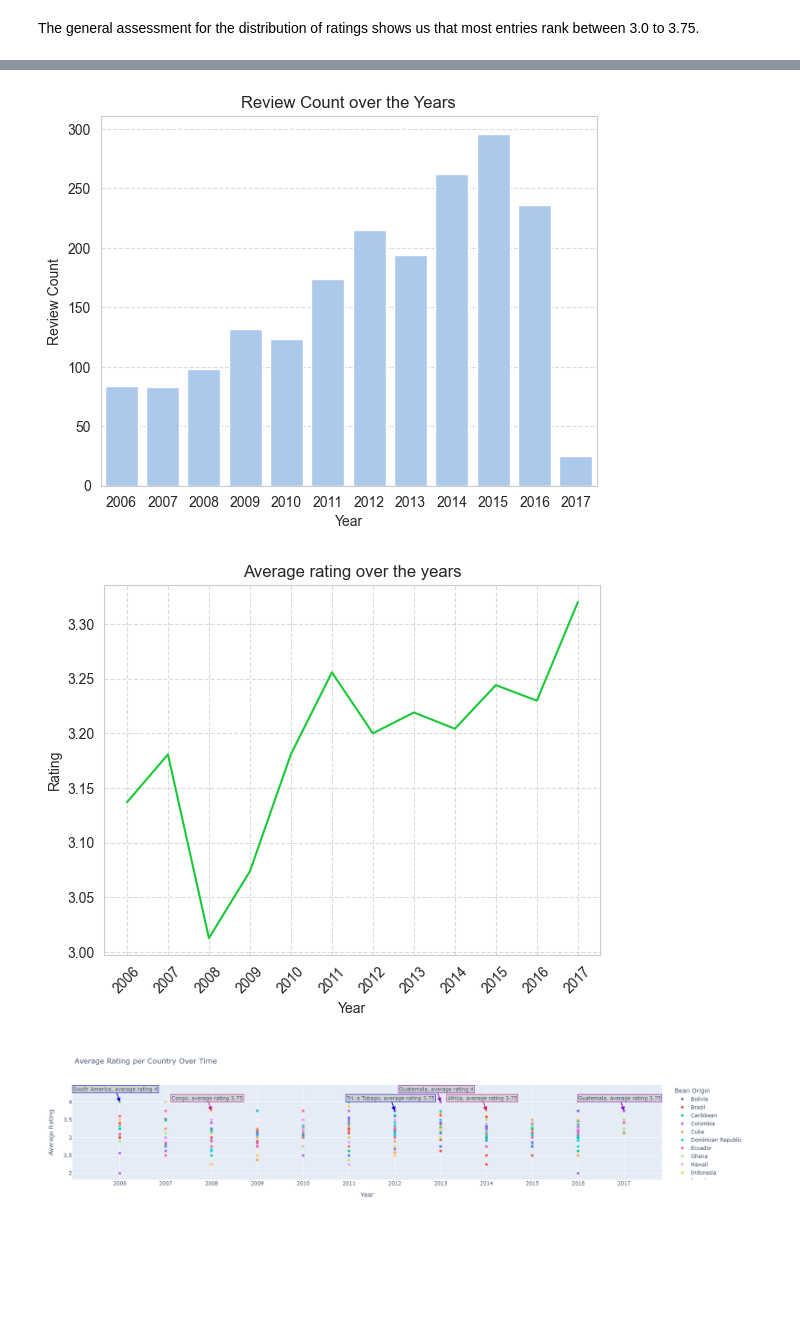
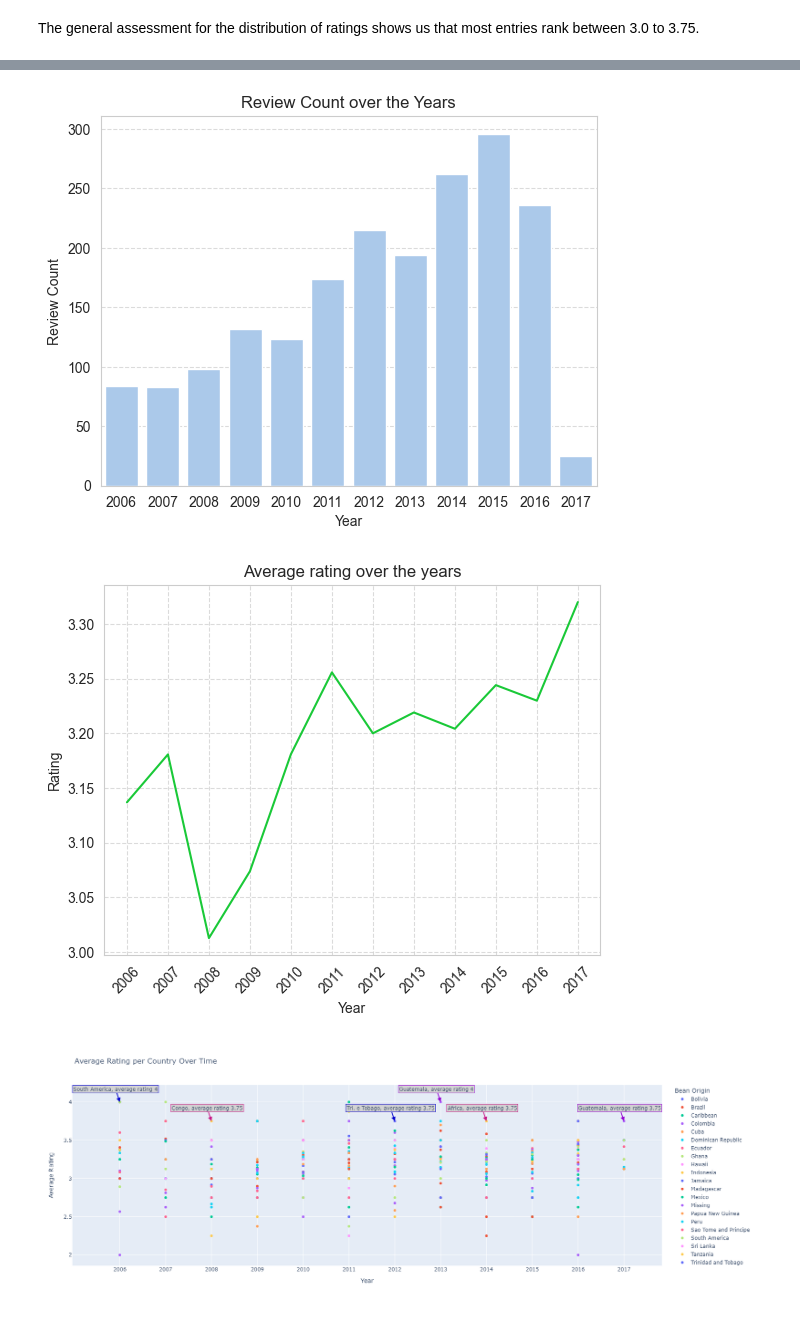
Before and after one commit to Dancostafc/portfolio, a Jupyter notebook: projects/Chocolate Bar Ratings.ipynb, the cells around one changed output, grey strips where cells are left out. Drawn from its saved outputs; the diff is of its cells as text; code cells hidden in the pictures; blank space fills up the shorter version.

```diff
--- a/projects/Chocolate Bar Ratings.ipynb
+++ b/projects/Chocolate Bar Ratings.ipynb
@@ -99,11 +99,12 @@ ds.drop_duplicates(inplace=True)
 
 # Creating a new group of continents based on company location
 
-for i, x in enumerate(ds['Company_Location']):
+for i in ds.index:
+    x = ds.at[i, 'Company_Location']
     if x in ["France", "Switzerland", "Netherlands", "Spain", "Italy", "U.K.", "Wales", "Belgium", "Germany", "Russia", "Amsterdam", "Scotland", "Portugal", "Denmark", "Finland", "Sweden", "Poland", "Austria", "Czech Republic", "Lithuania", "Iceland", "Ireland", "Hungary"]:
         ds.at[i, "Continent"] = "Europe"
     elif x in ["U.S.A.", "Canada", "Brazil", "Peru", "Ecuador", "Mexico", "Puerto Rico", "Venezuela", "Colombia", "Costa Rica", "Martinique", "Argentina", "Guatemala", "Bolivia", "Santa Lucia", "Grenada", "Dominican Republic", "Honduras", "Nicaragua", "Chile", "Suriname"]:
-        ds.at[i, "Continent"] = "Americas"
+        ds.at[i, "Continent"] = "America"
     elif x in ["Australia", "Fiji", "New Zealand"]:
         ds.at[i, "Continent"] = "Oceania"
     elif x in ["Japan", "South Korea", "Singapore", "Vietnam", "Israel", "India", "Philippines"]:
@@ -372,7 +407,7 @@ fig10 = px.scatter(avg_rating_per_country_per_year, x='Review_Date',
                  color='Broad_Bean_Origin',
                  title='Average Rating per Country Over Time',
                  labels={'Review_Date': 'Year', 'Rating': 'Average Rating', 'Broad_Bean_Origin': 'Bean Origin'},
-                 width=1700, height=400)
+                 width=1700, height=600)
 fig10.update_layout(xaxis=dict(tickmode='array', tickvals=unique_years))
 fig10.add_annotation(x='2013', y='4',
                    text='Guatemala, average rating 4',
@@ -440,32 +475,32 @@ fig11 = make_subplots(rows=1, cols=2, specs=[[{}, {}]], shared_xaxes=True,
 
 fig11.append_trace(go.Bar(
     x=avg_cocoa_per_year['Cocoa_Percent'],
     y=avg_cocoa_per_year['Review_Date'],
     marker=dict(
         color='rgba(50, 171, 96, 0.6)',
         line=dict(
             color='rgba(50, 171, 96, 1.0)',
             width=1),
     ),
     name='Variability of Cocoa Percentage per Year',
     orientation='h'
 ), 1, 1)
 
 fig11.append_trace(go.Scatter(
     x=review_sorted['count'],
     y=review_sorted['Review_Date'],
     mode='lines+markers',
     line_color='rgb(128, 0, 128)',
     name='Number of reviews per year',
 ), 1, 2)
 
 fig11.update_layout(xaxis_title="Average Percentage of Cocoa", yaxis_title="Review Year")
 fig11.update_layout(yaxis=dict(tickmode='array', tickvals=unique_years_date))
 fig11.update_layout(title_text="Average Cocoa Percentage and Number of Reviews per Year",legend=dict(x=0, y=1.15, orientation="h"))
 
 fig11.show('png')
 # %% [output]
 [figure]
 [figure]
-[figure, old version]
+[figure, new version]
 [figure]
```
Also changed, not shown: parts of 7 cells of this notebook.
